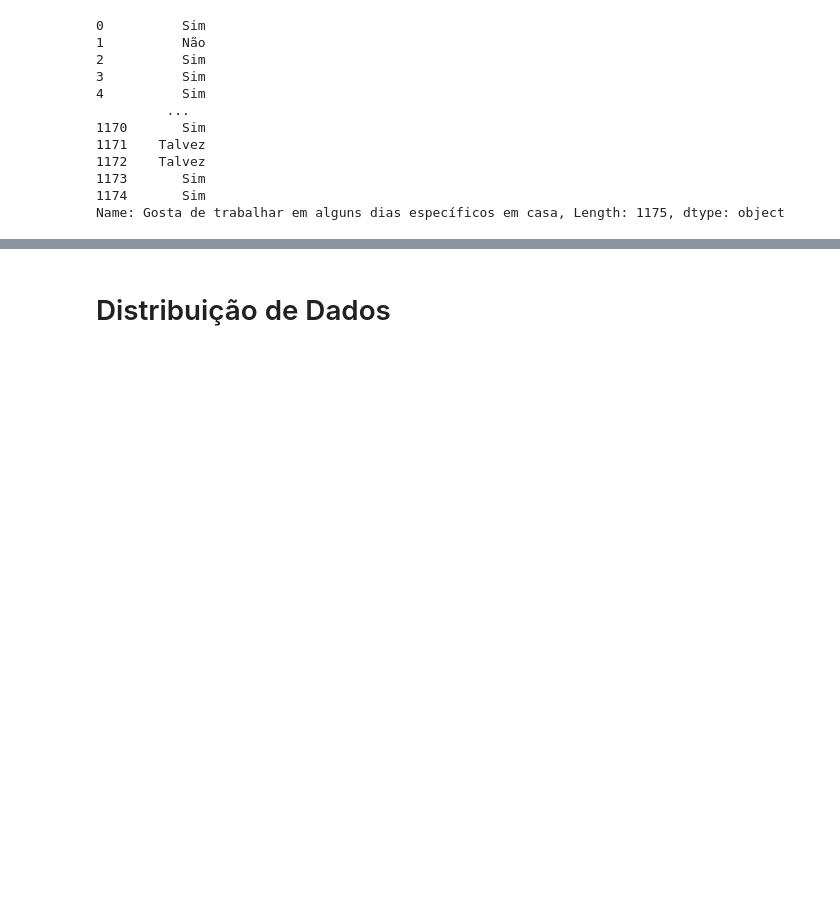
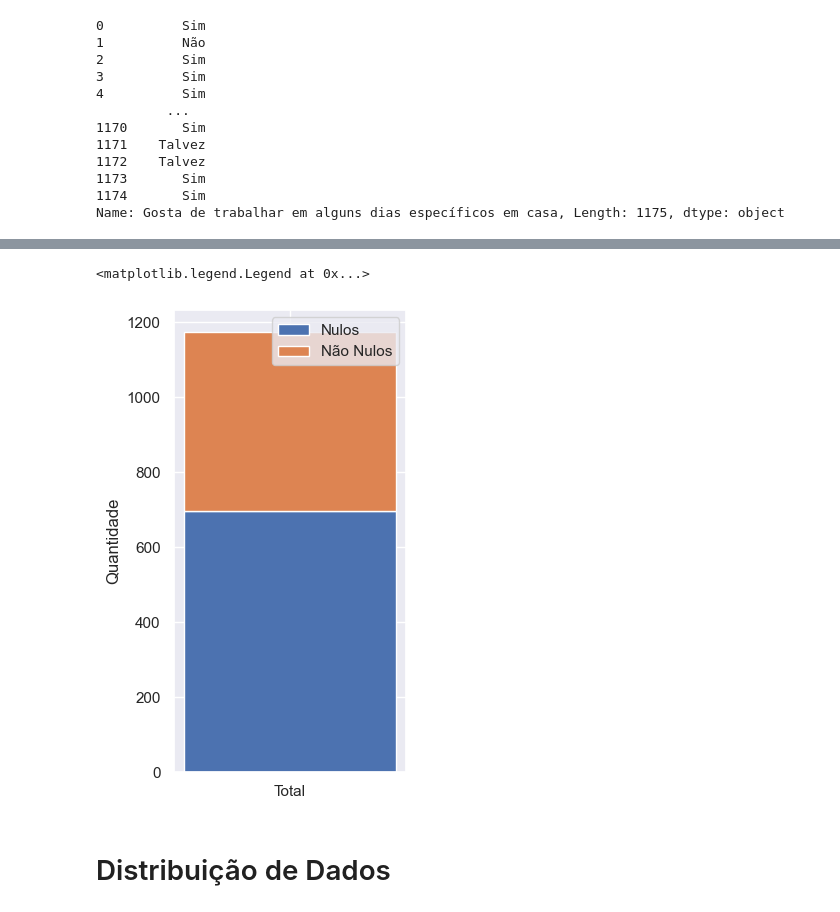
Before and after one commit to akira-gabriel/Covid-Psycological-Effects-of-COVID, a Jupyter notebook: Psycological Effects of COVID.ipynb, the cells around one changed output, grey strips where cells are left out. Drawn from its saved outputs; the diff is of its cells as text; code cells hidden in the pictures; blank space fills up the shorter version.

```diff
--- a/Psycological Effects of COVID.ipynb
+++ b/Psycological Effects of COVID.ipynb
@@ -280,3 +305,18 @@ df_bin = df[['Gosta de home office', 'Não gosta de home office']]
+# %%
+plt.figure(figsize=(3,6))
+
+nulos = df['Linha de Trabalho'].isnull().sum()
+N_nulos = df['Linha de Trabalho'].notnull().sum()
+
+plt.bar('Total', nulos, label='Nulos')
+plt.bar('Total', N_nulos, bottom=nulos, label='Não Nulos')
+
+plt.ylabel('Quantidade')
+
+plt.legend()
+# %% [output]
+<matplotlib.legend.Legend at 0x...>
+[figure, added]
 # %% [markdown]
 # Distribuição de Dados
 # %%
```
Also changed, not shown: parts of 4 cells of this notebook.
